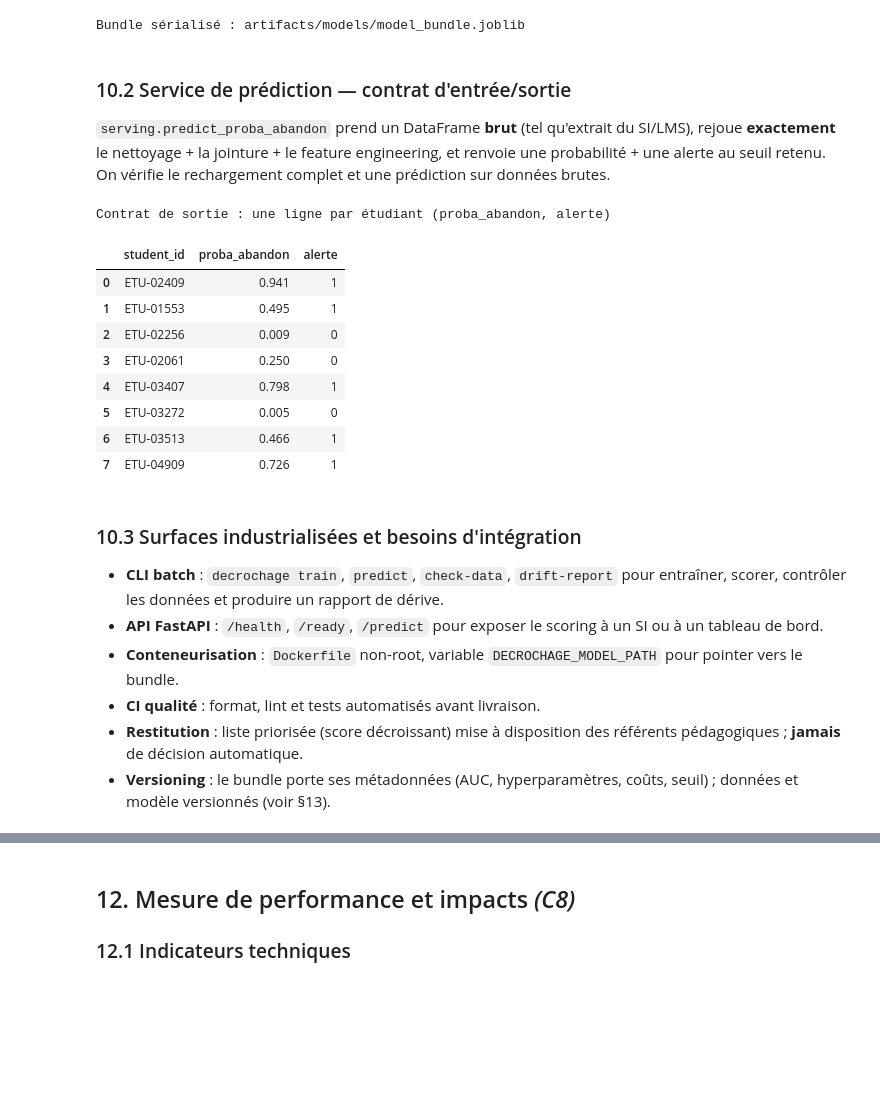
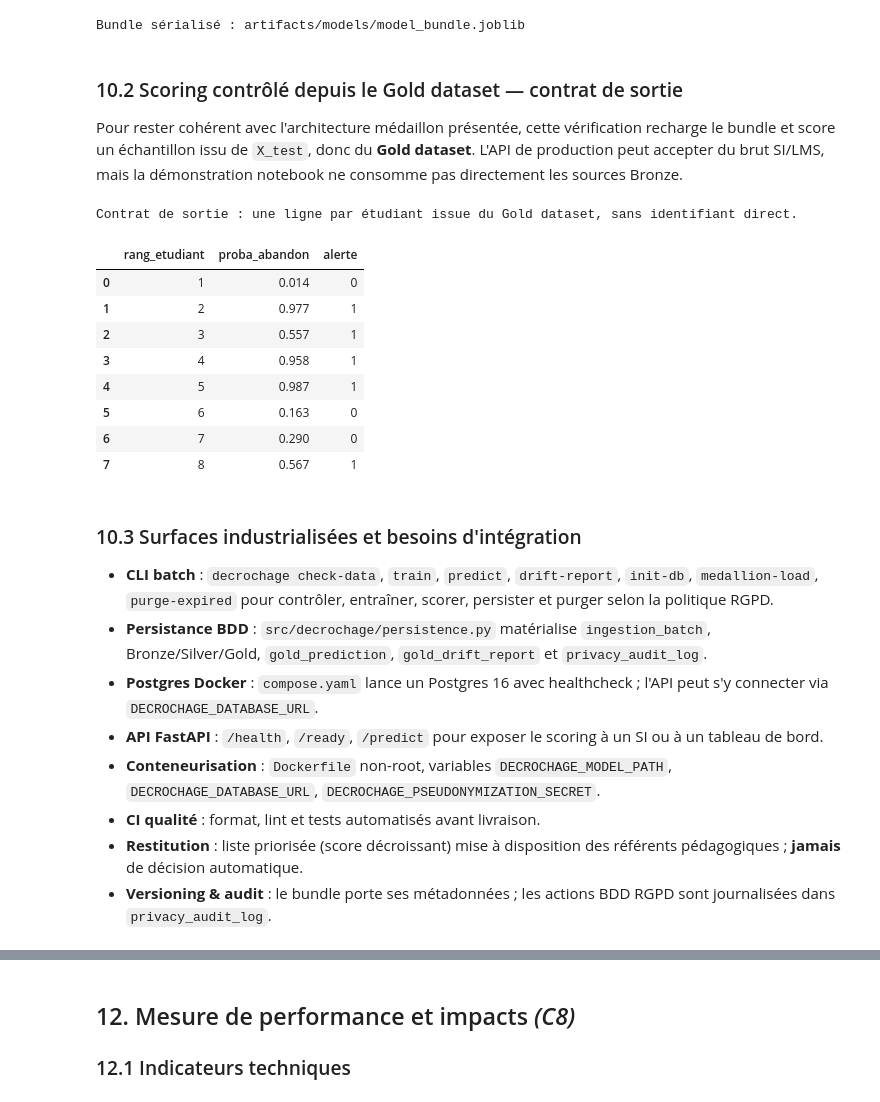
Before and after one commit to MichaeLab34/examen, a Jupyter notebook: notebooks/decrochage_etudiant.ipynb, the cells around one changed output, grey strips where cells are left out. Saved outputs shown, nothing was run; the diff lists cells and outputs as text; code cells hidden in the pictures; blank space fills up the shorter version.

```diff
--- a/notebooks/decrochage_etudiant.ipynb
+++ b/notebooks/decrochage_etudiant.ipynb
@@ -218,10 +264,11 @@ na[na > 0].sort_values(ascending=False).to_frame("% manquant")
 
 Pour l'EDA, on applique le **nettoyage** (parsing, normalisation, dédoublonnage) et la **jointure catalogue** afin d'analyser des variables exploitables. Le nettoyage est encapsulé dans `decrochage.preprocessing.clean_raw` (reproductible).
 # %%
-df = pp.clean_raw(df_raw)  # dédoublonnage + parsing + normalisation
-df = F.enrich_with_catalogue(df, catalogue)  # jointure catalogue via filiere
-df = F.add_engineered_features(df)  # features métier disponibles à mi-S1
+silver_dataset = pp.clean_raw(bronze_students)  # dédoublonnage + parsing + normalisation
+silver_dataset = F.enrich_with_catalogue(silver_dataset, catalogue)  # jointure catalogue via filiere
+silver_dataset = F.add_engineered_features(silver_dataset)  # features métier disponibles à mi-S1
 
-print("Après nettoyage :", df.shape, "| doublons retirés :", df_raw.shape[0] - df.shape[0])
-print("Filières appariées au catalogue :", df["faculte"].notna().mean() * 100, "%")
+
+print("Après nettoyage Silver :", silver_dataset.shape, "| doublons retirés :", bronze_students.shape[0] - silver_dataset.shape[0])
+print("Filières appariées au catalogue :", silver_dataset["faculte"].notna().mean() * 100, "%")
 # %% [output]
@@ -479,5 +549,4 @@ Jeu nettoyé sauvegardé -> data/processed/decrochage_clean.csv (5200, 45)
 # %%
-from sklearn.model_selection import train_test_split
 from sklearn.dummy import DummyClassifier
 from sklearn.linear_model import LogisticRegression
 from sklearn.ensemble import RandomForestClassifier, HistGradientBoostingClassifier
@@ -498,12 +567,14 @@ from sklearn.metrics import (
     roc_curve,
 )
 
-X_train_val, X_test, y_train_val, y_test = train_test_split(
-    X, y_clf, test_size=0.2, random_state=RANDOM_STATE, stratify=y_clf
-)
-X_train, X_val, y_train, y_val = train_test_split(
-    X_train_val, y_train_val, test_size=0.25, random_state=RANDOM_STATE, stratify=y_train_val
-)
+train_mask = gold_dataset["split_set"].eq("train")
+val_mask = gold_dataset["split_set"].eq("validation")
+test_mask = gold_dataset["split_set"].eq("test")
+
+X_train, y_train = X.loc[train_mask], y_clf.loc[train_mask]
+X_val, y_val = X.loc[val_mask], y_clf.loc[val_mask]
+X_test, y_test = X.loc[test_mask], y_clf.loc[test_mask]
+
 print(
     "Train :",
     X_train.shape[0],
@@ -732,40 +803,47 @@ print("Bundle sérialisé :", path.relative_to(ROOT))
 # %% [output]
 Bundle sérialisé : artifacts/models/model_bundle.joblib
 # %% [markdown]
-### 10.2 Service de prédiction — contrat d'entrée/sortie
+### 10.2 Scoring contrôlé depuis le Gold dataset — contrat de sortie
 
-`serving.predict_proba_abandon` prend un DataFrame **brut** (tel qu'extrait du SI/LMS), rejoue **exactement** le nettoyage + la jointure + le feature engineering, et renvoie une probabilité + une alerte au seuil retenu. On vérifie le rechargement complet et une prédiction sur données brutes.
+Pour rester cohérent avec l'architecture médaillon présentée, cette vérification recharge le bundle et score un échantillon issu de `X_test`, donc du **Gold dataset**. L'API de production peut accepter du brut SI/LMS, mais la démonstration notebook ne consomme pas directement les sources Bronze.
 # %%
 # Rechargement depuis le disque (simule un service qui charge le modèle au démarrage)
 modele_charge = serving.load_bundle(MODELS / "model_bundle.joblib")
 
-# Prédiction sur 8 étudiants BRUTS (non nettoyés) — comme en production
-echantillon_brut = df_raw.sample(8, random_state=1)
-resultats = serving.predict_proba_abandon(modele_charge, echantillon_brut)
-resultats.insert(0, "student_id", echantillon_brut["student_id"].values)
-resultats["proba_abandon"] = resultats["proba_abandon"].round(3)
-print("Contrat de sortie : une ligne par étudiant (proba_abandon, alerte)")
+# Scoring sur features Gold uniquement
+X_demo = X_test.head(8).copy()
+scored_demo = serving.predict_from_gold_dataset(modele_charge, X_demo)
+resultats = pd.DataFrame(
+    {
+        "rang_etudiant": np.arange(1, len(X_demo) + 1),
+        "proba_abandon": scored_demo["proba_abandon"].round(3),
+        "alerte": scored_demo["alerte"],
+    }
+)
+print("Contrat de sortie : une ligne par étudiant issue du Gold dataset, sans identifiant direct.")
 resultats
 # %% [output]
-Contrat de sortie : une ligne par étudiant (proba_abandon, alerte)
+Contrat de sortie : une ligne par étudiant issue du Gold dataset, sans identifiant direct.
-|  | student_id | proba_abandon | alerte |
-| 0 | ETU-02409 | 0.941 | 1 |
-| 1 | ETU-01553 | 0.495 | 1 |
-| 2 | ETU-02256 | 0.009 | 0 |
-| 3 | ETU-02061 | 0.250 | 0 |
-| 4 | ETU-03407 | 0.798 | 1 |
-| 5 | ETU-03272 | 0.005 | 0 |
-| 6 | ETU-03513 | 0.466 | 1 |
-| 7 | ETU-04909 | 0.726 | 1 |
+|  | rang_etudiant | proba_abandon | alerte |
+| 0 | 1 | 0.014 | 0 |
+| 1 | 2 | 0.977 | 1 |
+| 2 | 3 | 0.557 | 1 |
+| 3 | 4 | 0.958 | 1 |
+| 4 | 5 | 0.987 | 1 |
+| 5 | 6 | 0.163 | 0 |
+| 6 | 7 | 0.290 | 0 |
+| 7 | 8 | 0.567 | 1 |
 # %% [markdown]
 ### 10.3 Surfaces industrialisées et besoins d'intégration
 
-- **CLI batch** : `decrochage train`, `predict`, `check-data`, `drift-report` pour entraîner, scorer, contrôler les données et produire un rapport de dérive.
+- **CLI batch** : `decrochage check-data`, `train`, `predict`, `drift-report`, `init-db`, `medallion-load`, `purge-expired` pour contrôler, entraîner, scorer, persister et purger selon la politique RGPD.
+- **Persistance BDD** : `src/decrochage/persistence.py` matérialise `ingestion_batch`, Bronze/Silver/Gold, `gold_prediction`, `gold_drift_report` et `privacy_audit_log`.
+- **Postgres Docker** : `compose.yaml` lance un Postgres 16 avec healthcheck ; l'API peut s'y connecter via `DECROCHAGE_DATABASE_URL`.
 - **API FastAPI** : `/health`, `/ready`, `/predict` pour exposer le scoring à un SI ou à un tableau de bord.
-- **Conteneurisation** : `Dockerfile` non-root, variable `DECROCHAGE_MODEL_PATH` pour pointer vers le bundle.
+- **Conteneurisation** : `Dockerfile` non-root, variables `DECROCHAGE_MODEL_PATH`, `DECROCHAGE_DATABASE_URL`, `DECROCHAGE_PSEUDONYMIZATION_SECRET`.
 - **CI qualité** : format, lint et tests automatisés avant livraison.
 - **Restitution** : liste priorisée (score décroissant) mise à disposition des référents pédagogiques ; **jamais** de décision automatique.
-- **Versioning** : le bundle porte ses métadonnées (AUC, hyperparamètres, coûts, seuil) ; données et modèle versionnés (voir §13).
+- **Versioning & audit** : le bundle porte ses métadonnées ; les actions BDD RGPD sont journalisées dans `privacy_audit_log`.
 # %% [markdown]
 ## 11. Architecture cible et contraintes *(C7)*
 
```
Also changed, not shown: parts of 28 cells of this notebook, 23 other files.
